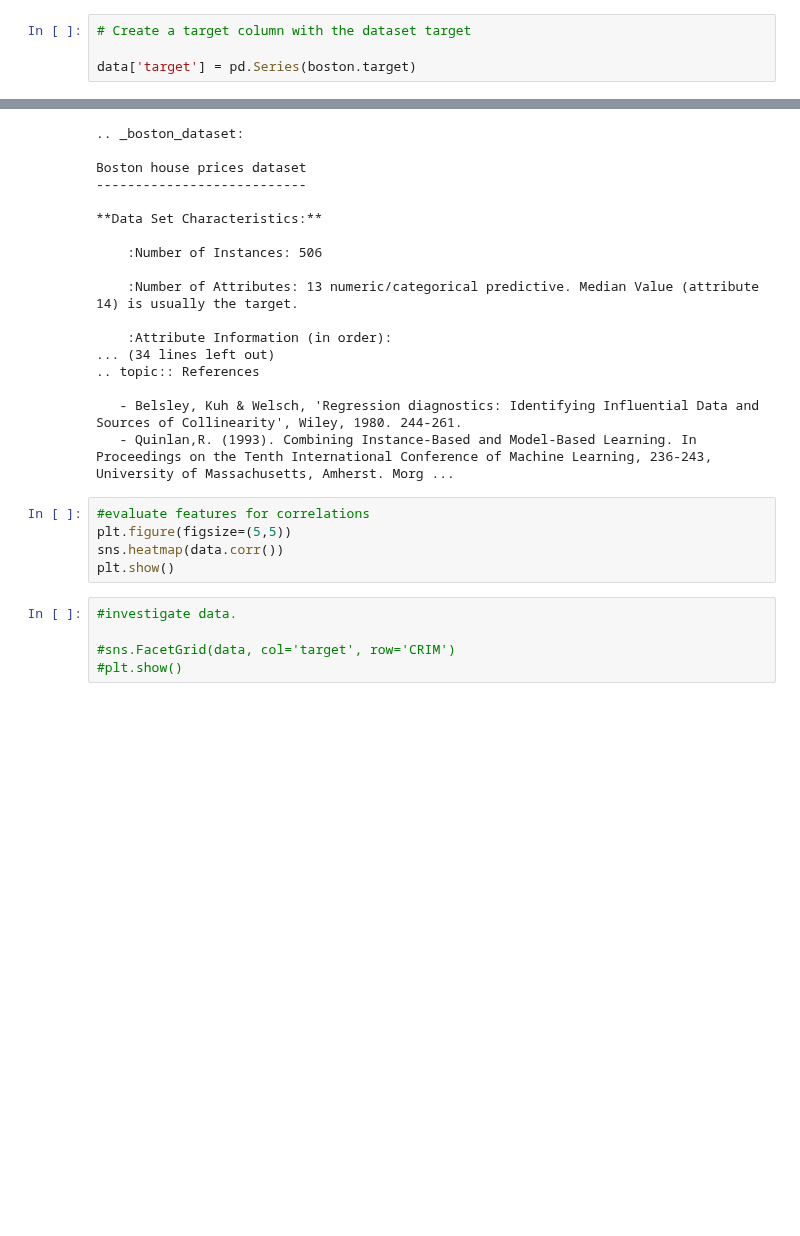
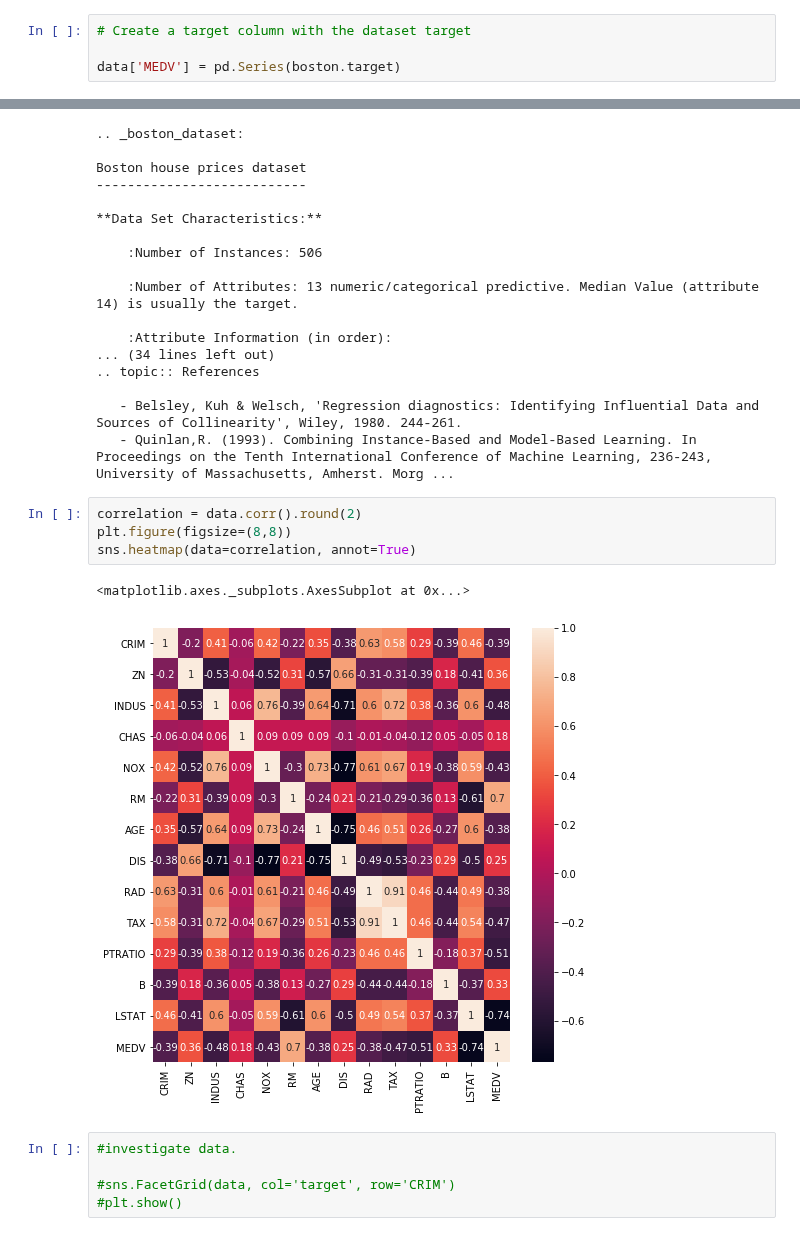
Before and after one commit to lpianta/ai_fall_exercises, a Jupyter notebook: M3/d2_continued_ml/04_boston-regression.ipynb, the cells around one changed output, grey strips where cells are left out. Drawn from its saved outputs; the diff is of its cells as text; blank space fills up the shorter version.

Commit message:
boston exercises

```diff
--- a/M3/d2_continued_ml/04_boston-regression.ipynb
+++ b/M3/d2_continued_ml/04_boston-regression.ipynb
@@ -17,7 +19,7 @@ dict_keys(['data', 'target', 'feature_names', 'DESCR', 'filename'])
 # %%
 # Create a target column with the dataset target
 
-data['target'] = pd.Series(boston.target)
+data['MEDV'] = pd.Series(boston.target)
 # %%
 #print the first five rows
 
@@ -50,11 +52,13 @@ Boston house prices dataset
 
    - Belsley, Kuh & Welsch, 'Regression diagnostics: Identifying Influential Data and Sources of Collinearity', Wiley, 1980. 244-261.
    - Quinlan,R. (1993). Combining Instance-Based and Model-Based Learning. In Proceedings on the Tenth International Conference of Machine Learning, 236-243, University of Massachusetts, Amherst. Morg ...
-# %%
-#evaluate features for correlations
-plt.figure(figsize=(5,5))
-sns.heatmap(data.corr())
-plt.show()
+# %%
+correlation = data.corr().round(2)
+plt.figure(figsize=(8,8))
+sns.heatmap(data=correlation, annot=True)
+# %% [output]
+<matplotlib.axes._subplots.AxesSubplot at 0x...>
+[figure, added]
 # %%
 #investigate data.
 
```
Also changed, not shown: parts of 10 cells of this notebook.
